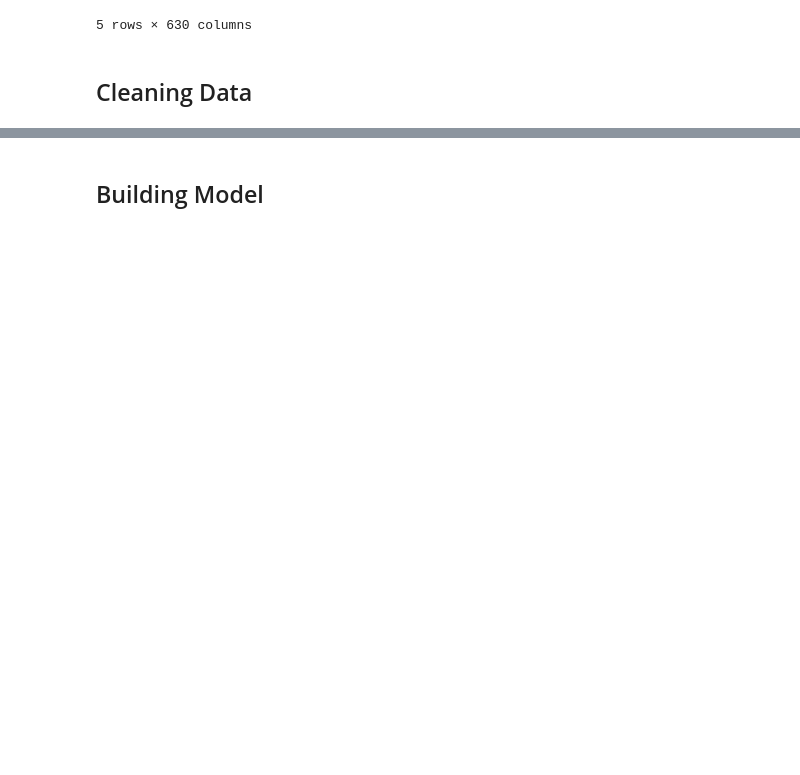
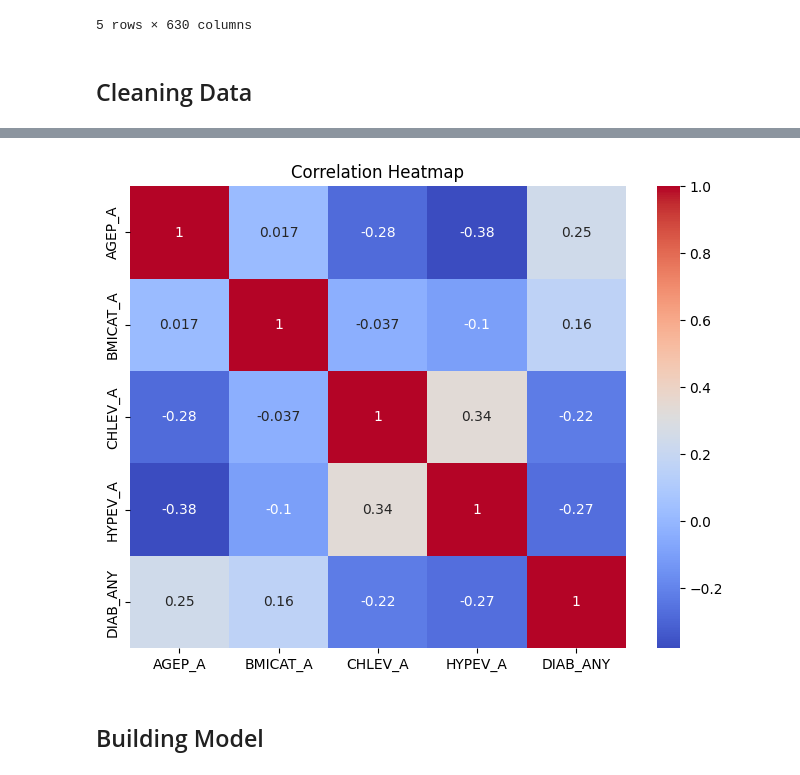
Before and after one commit to nladocsi/DS3001_F25_Project, a Jupyter notebook: Milestone3.ipynb, the cells around one changed output, grey strips where cells are left out. Cells and saved outputs as stored; diff of their text form; code cells hidden in the pictures; blank space fills up the shorter version.

```diff
--- a/Milestone3.ipynb
+++ b/Milestone3.ipynb
@@ -80,3 +106,11 @@ df.to_csv('diabetes_clean.csv', index=False)
+# %%
+plt.figure(figsize=(8,6))
+corr = df[['AGEP_A','BMICAT_A','CHLEV_A','HYPEV_A','DIAB_ANY']].corr()
+sns.heatmap(corr, annot=True, cmap="coolwarm")
+plt.title("Correlation Heatmap")
+plt.show()
+# %% [output]
+[figure, added]
 # %% [markdown]
 ## Building Model
 # %%
```
Also changed, not shown: parts of 5 cells of this notebook.
